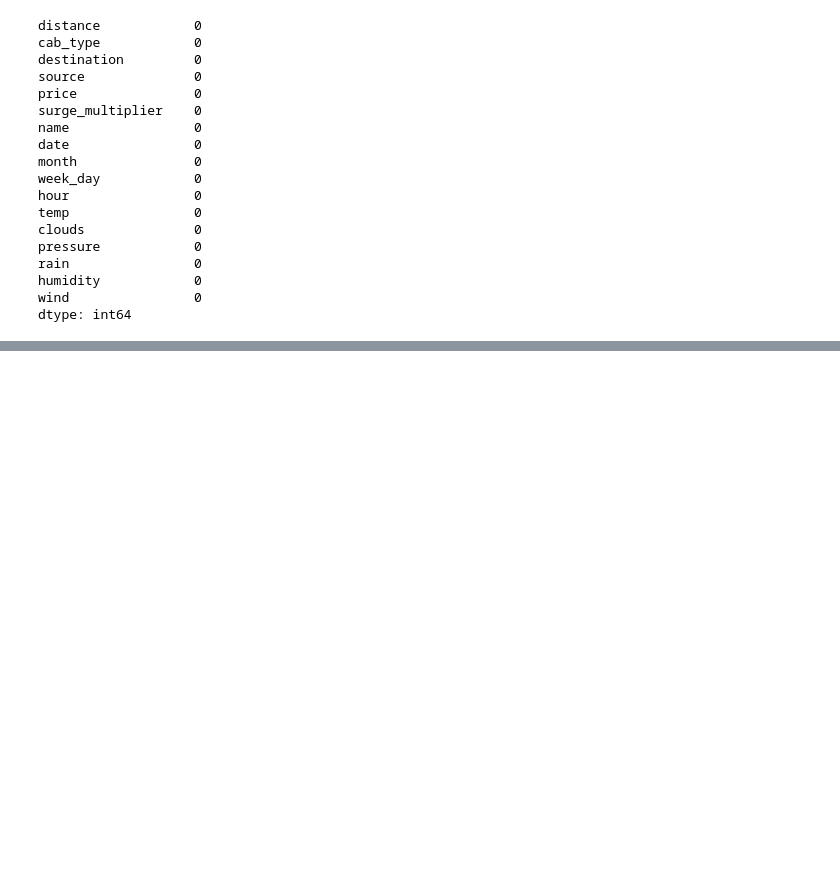
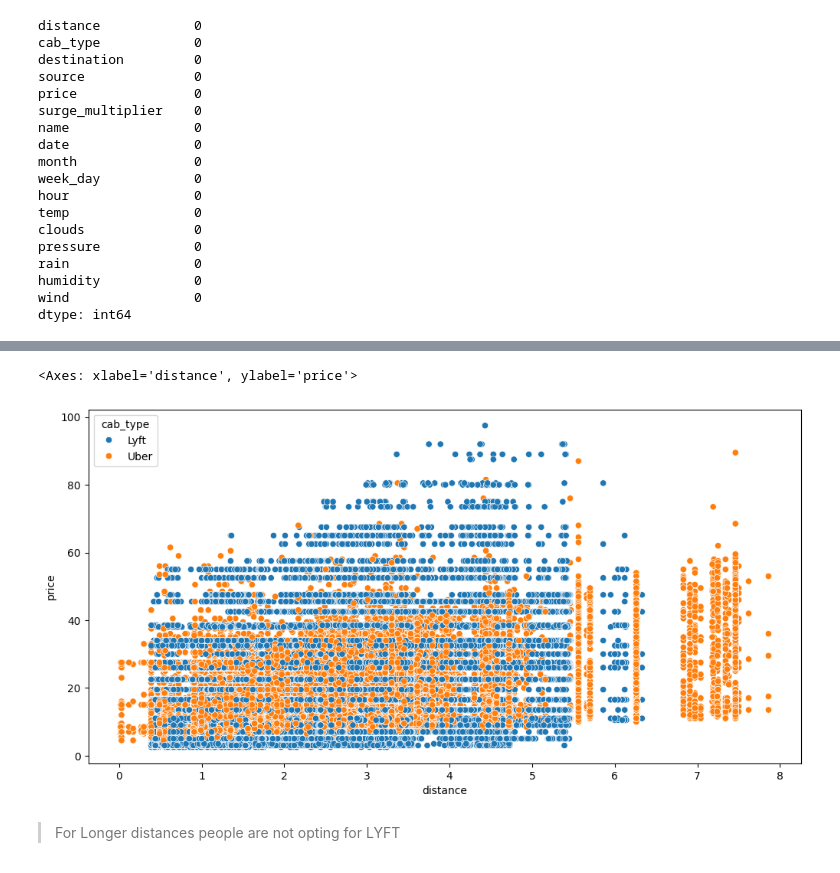
Before and after one commit to mkr9395/nyc-taxi-fare-prediction, a Jupyter notebook: notebooks/data_cleaning.ipynb, the cells around one changed output, grey strips where cells are left out. Saved outputs shown, nothing was run; the diff lists cells and outputs as text; code cells hidden in the pictures; blank space fills up the shorter version.

```diff
--- a/notebooks/data_cleaning.ipynb
+++ b/notebooks/data_cleaning.ipynb
@@ -840,0 +855,8 @@ dtype: int64
+# %%
+plt.figure(figsize=(12,6))
+sns.scatterplot(data=new_df,x = 'distance',y='price',hue='cab_type')
+# %% [output]
+<Axes: xlabel='distance', ylabel='price'>
+[figure, added]
+# %% [markdown]
+> For Longer distances people are not opting for LYFT
```
Also changed, not shown: parts of 3 cells of this notebook, 1 other file.
